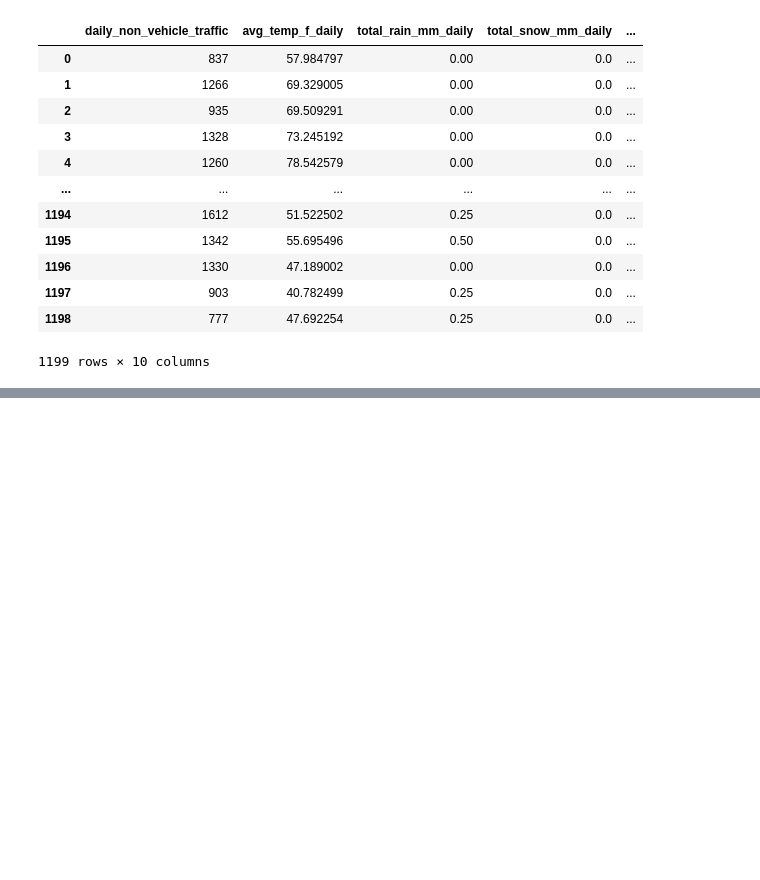
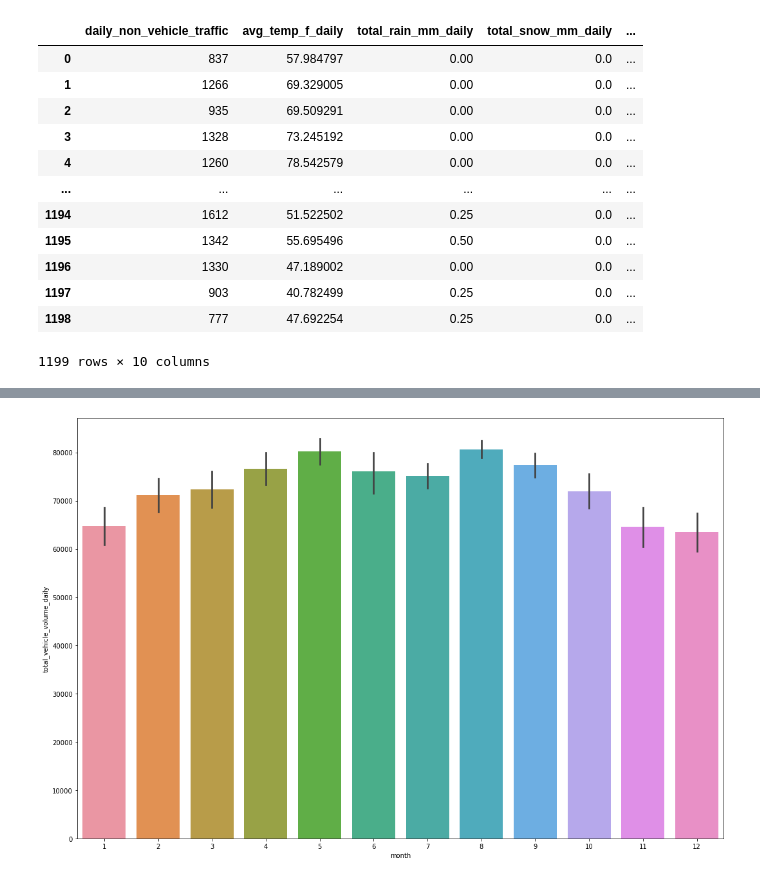
Before and after one commit to mhertel278/Data_Bootcamp_Capstone_Project, a Jupyter notebook: vandivort_segment2_visualizations.ipynb, the cells around one changed output, grey strips where cells are left out. Saved outputs shown, nothing was run; the diff lists cells and outputs as text; code cells hidden in the pictures; blank space fills up the shorter version.

```diff
--- a/vandivort_segment2_visualizations.ipynb
+++ b/vandivort_segment2_visualizations.ipynb
@@ -149,0 +76,7 @@ sns.catplot(x="day_of_week", y="total_vehicle_volume_daily", kind="swarm", data=
+# %%
+#Plotting total_vehicle_volume_daily over month
+plt.figure(figsize=(18,12))
+sns.barplot(x='month', y = 'total_vehicle_volume_daily', data = visual_round)
+plt.show()
+# %% [output]
+[figure, added]
```
Also changed, not shown: parts of 40 cells of this notebook.
